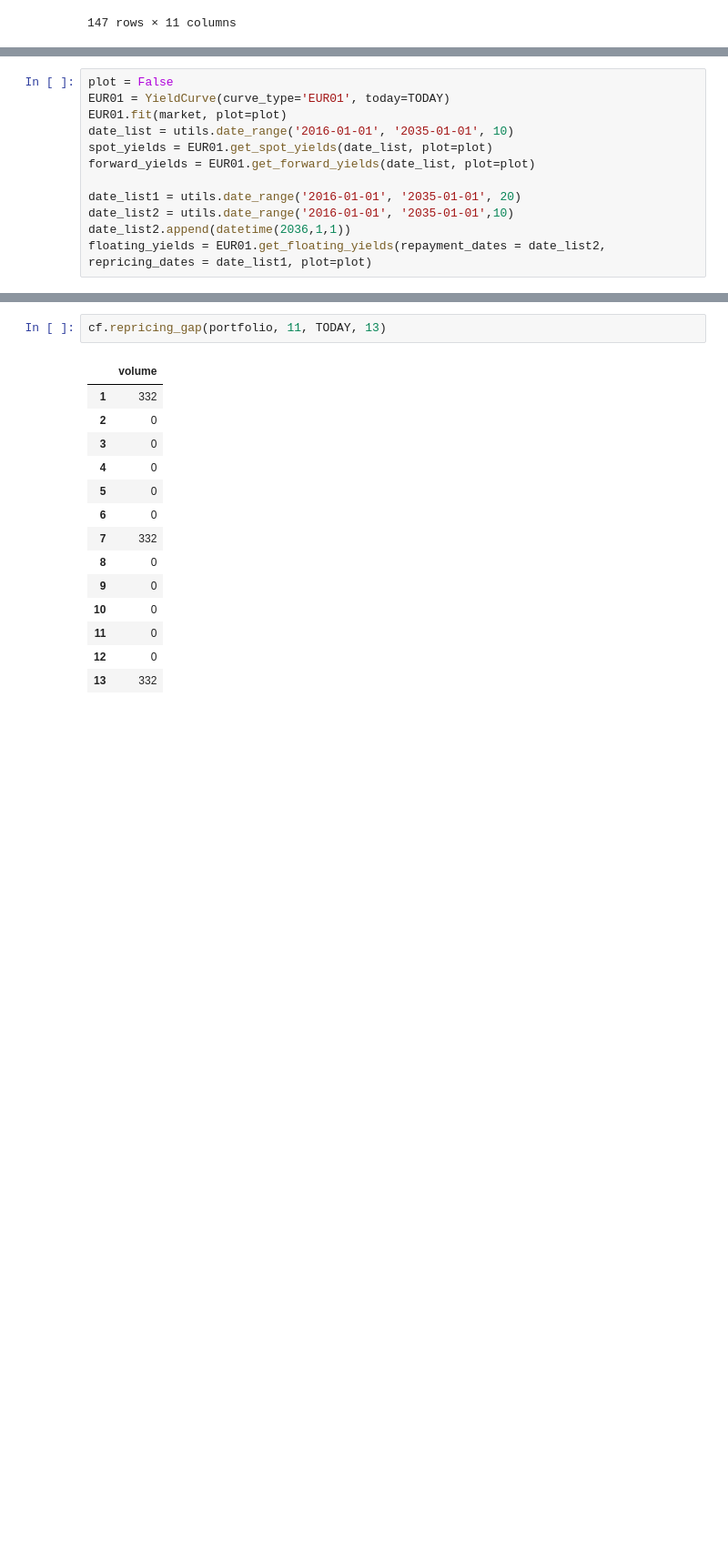
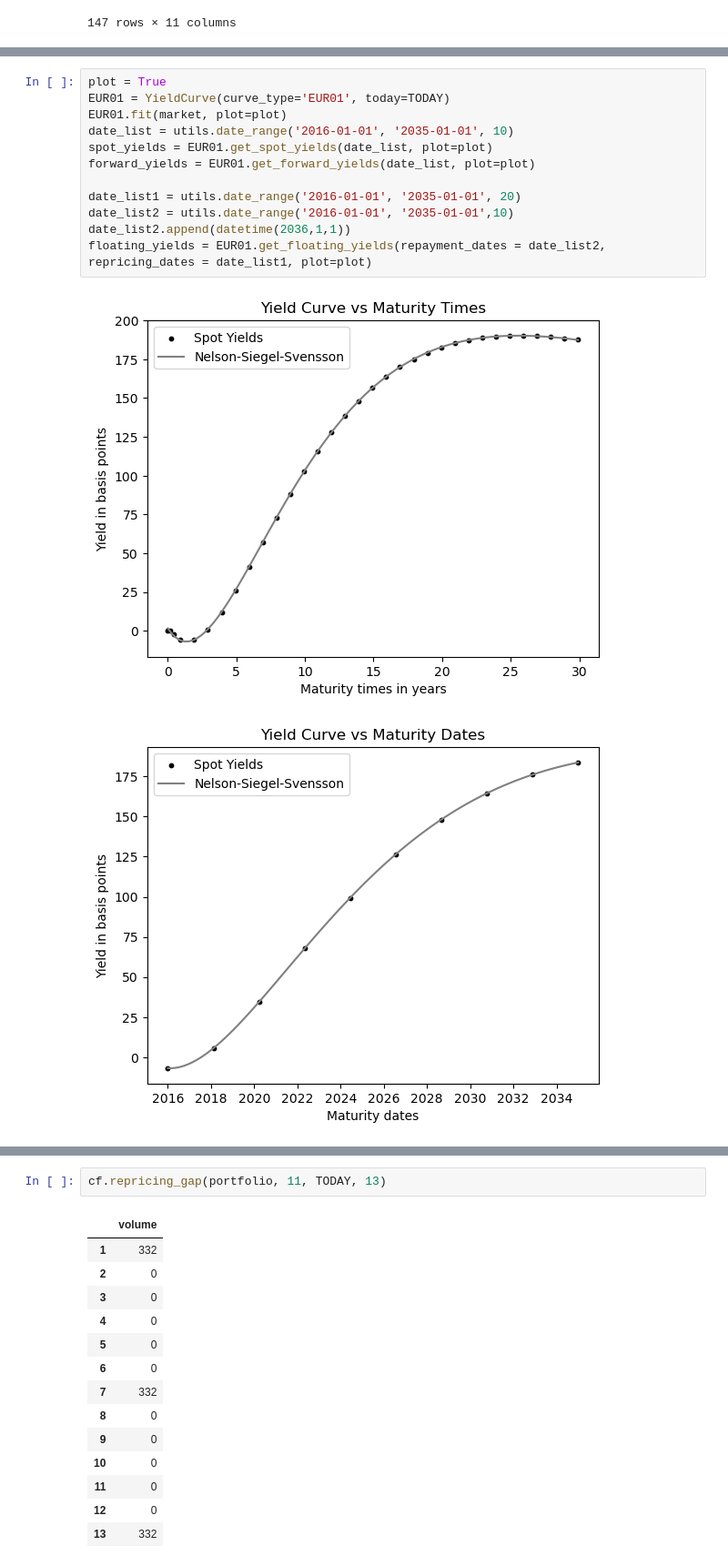
Before and after one commit to gsmyridis/ALM, a Jupyter notebook: exps.ipynb, the cells around one changed output, grey strips where cells are left out. Shown at 91% size. Saved outputs shown, nothing was run; the diff lists cells and outputs as text; blank space fills up the shorter version.

```diff
--- a/exps.ipynb
+++ b/exps.ipynb
@@ -36,12 +49,15 @@ ann = cf.amortization_schedule(rate, maturity, volume, payment_type='ANNUITY')
 # %%
-plot = False
+plot = True
 EUR01 = YieldCurve(curve_type='EUR01', today=TODAY)
 EUR01.fit(market, plot=plot)
 date_list = utils.date_range('2016-01-01', '2035-01-01', 10)
 spot_yields = EUR01.get_spot_yields(date_list, plot=plot)
 forward_yields = EUR01.get_forward_yields(date_list, plot=plot)
 
 date_list1 = utils.date_range('2016-01-01', '2035-01-01', 20)
 date_list2 = utils.date_range('2016-01-01', '2035-01-01',10)
 date_list2.append(datetime(2036,1,1))
 floating_yields = EUR01.get_floating_yields(repayment_dates = date_list2, repricing_dates = date_list1, plot=plot)
+# %% [output]
+[figure, added]
+[figure, added]
```
Also changed, not shown: parts of 9 cells of this notebook, 3 other files.
